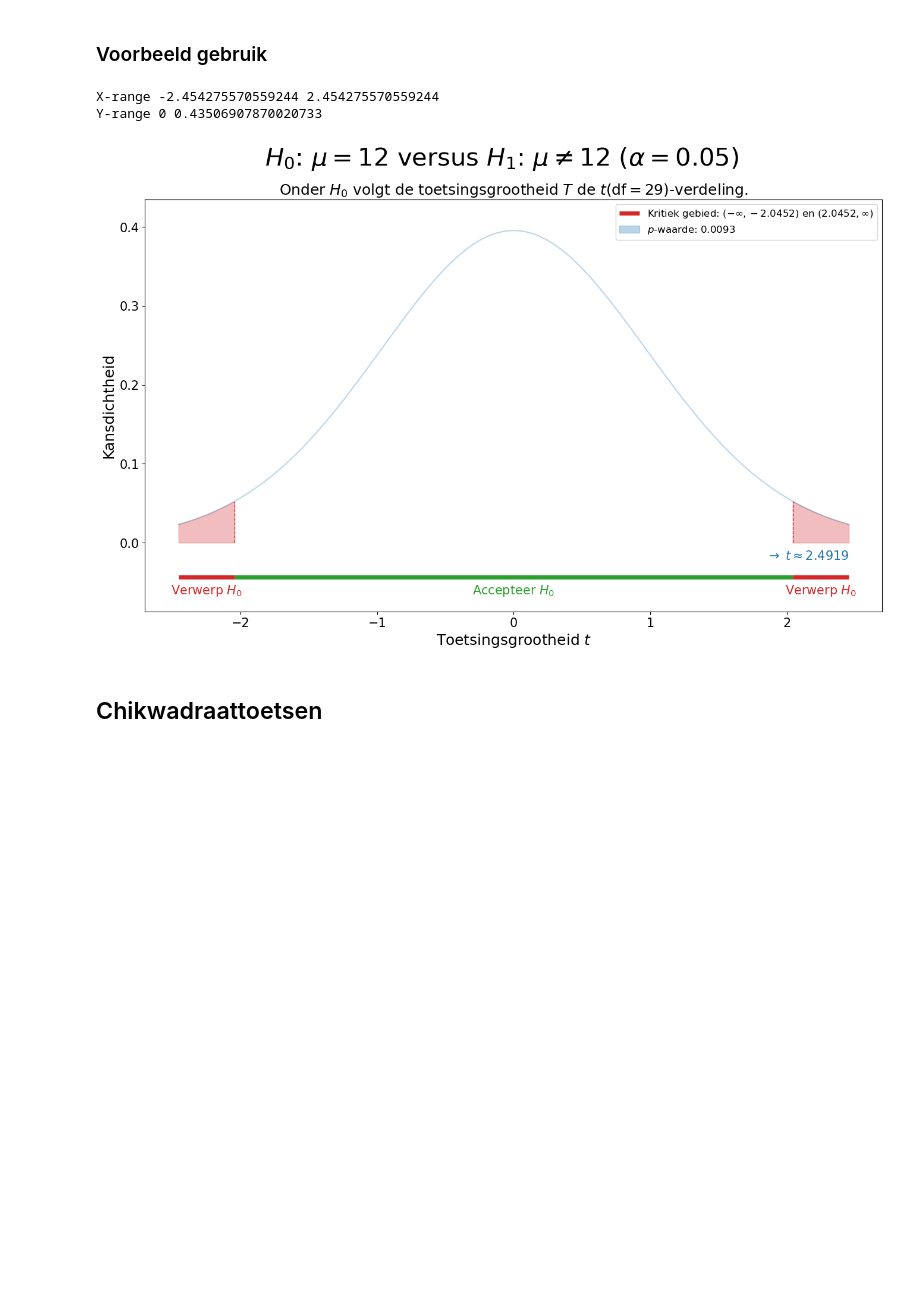
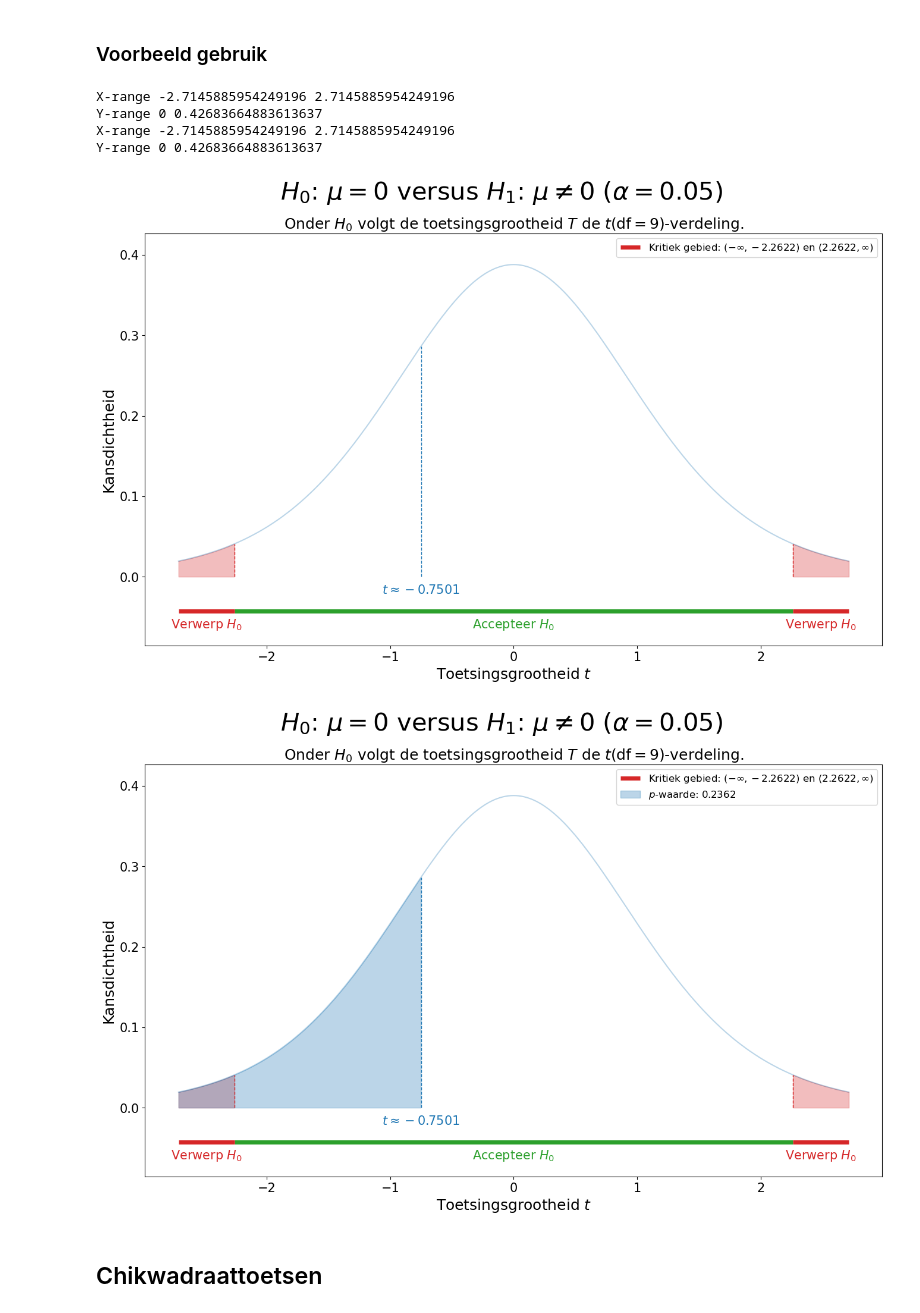
Before and after one commit to DBlom96/Statistiek, a Jupyter notebook: Python/statistics_utils/notebooks/hypothesis_testing.ipynb, the cells around one changed output. Cells and saved outputs as stored; diff of their text form; code cells hidden in the pictures; blank space fills up the shorter version.

```diff
--- a/Python/statistics_utils/notebooks/hypothesis_testing.ipynb
+++ b/Python/statistics_utils/notebooks/hypothesis_testing.ipynb
@@ -63,7 +63,7 @@ def determine_plot_domain(dist_type, alpha, params):
         return minmu - 4 * std_error, maxmu + 4 * std_error
     elif dist_type == "t":
         df, std_error = params["df"], params["scale"]
-        xmin = min(buffer_factor * t.ppf(q=alpha/2, df=df), -4 * std_error) #4 * np.sqrt(df / (df-2)) if df > 2 else -10
+        xmin = max(buffer_factor * t.ppf(q=alpha/2, df=df), -5 * std_error) #4 * np.sqrt(df / (df-2)) if df > 2 else -10
         return xmin, -xmin
     elif dist_type == "chi2":
         df = params["df"]
@@ -322,19 +322,22 @@ Y-range 0 0.5573817216074349
 # %% [markdown]
 ### Voorbeeld gebruik
 # %%
-mu_0 = 12
-sample_mean = 13.1
-sample_std = 2.4178
-sample_size = 30
-t_params = {"mu_0": mu_0, "sample_mean": sample_mean, "std_error": sample_std / np.sqrt(sample_size), "df": sample_size - 1}
+mu_0 = 0
+sample_mean = -5
+sample_size = 10
+t_params = {"mu_0": mu_0, "sample_mean": sample_mean, "std_error": np.sqrt(407.5555/10 + 44.1818/12), "df": sample_size - 1}
 
 test_statistic = (t_params["sample_mean"] - t_params["mu_0"]) / t_params["std_error"]
 
-plot_hypothesis_t(test_type="tweezijdig", alpha=0.05, test_statistic=test_statistic, filename="t-test.png", **t_params)
+plot_hypothesis_t(test_type="tweezijdig", alpha=0.05, test_statistic=test_statistic, draw_p_value=False, filename="t-test-critical.png", **t_params)
+plot_hypothesis_t(test_type="tweezijdig", alpha=0.05, test_statistic=test_statistic, draw_p_value=True, filename="t-test-pvalue.png", **t_params)
 # %% [output]
-X-range -2.454275570559244 2.454275570559244
-Y-range 0 0.43506907870020733
+X-range -2.7145885954249196 2.7145885954249196
+Y-range 0 0.42683664883613637
+X-range -2.7145885954249196 2.7145885954249196
+Y-range 0 0.42683664883613637
-[figure, old version]
+[figure, new version]
+[figure, added]
 # %% [markdown]
 ## Chikwadraattoetsen
 # %% [markdown]
```
Also changed, not shown: parts of 8 cells of this notebook, 37 other files.
